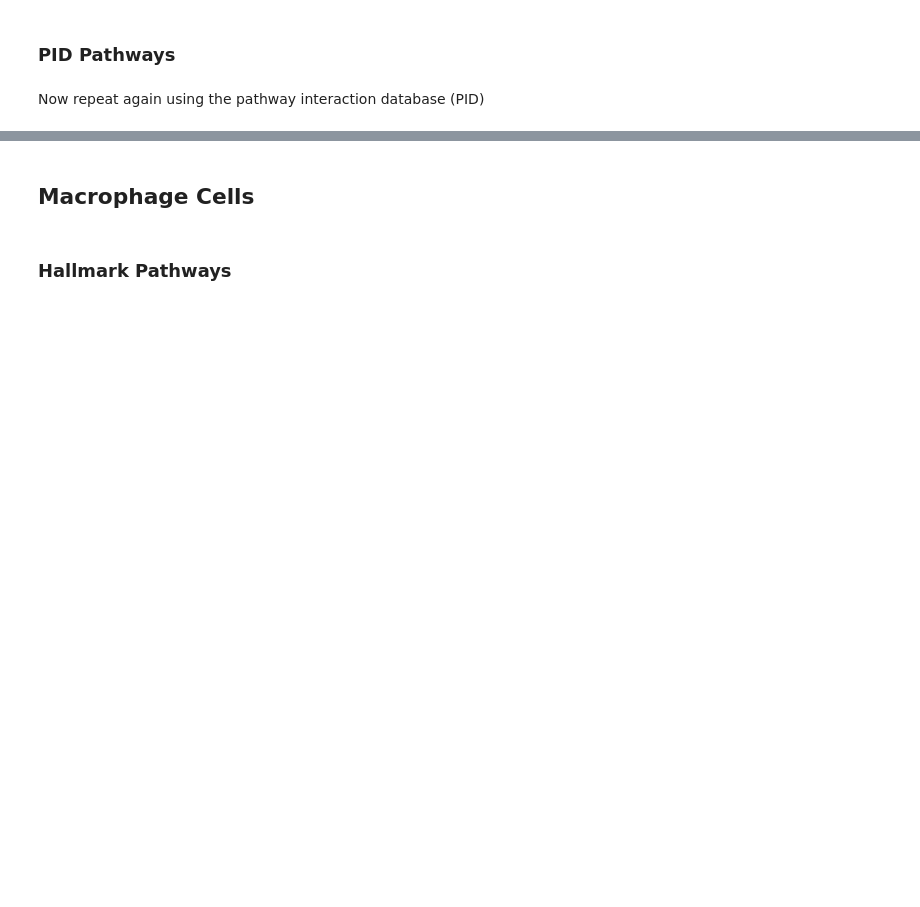
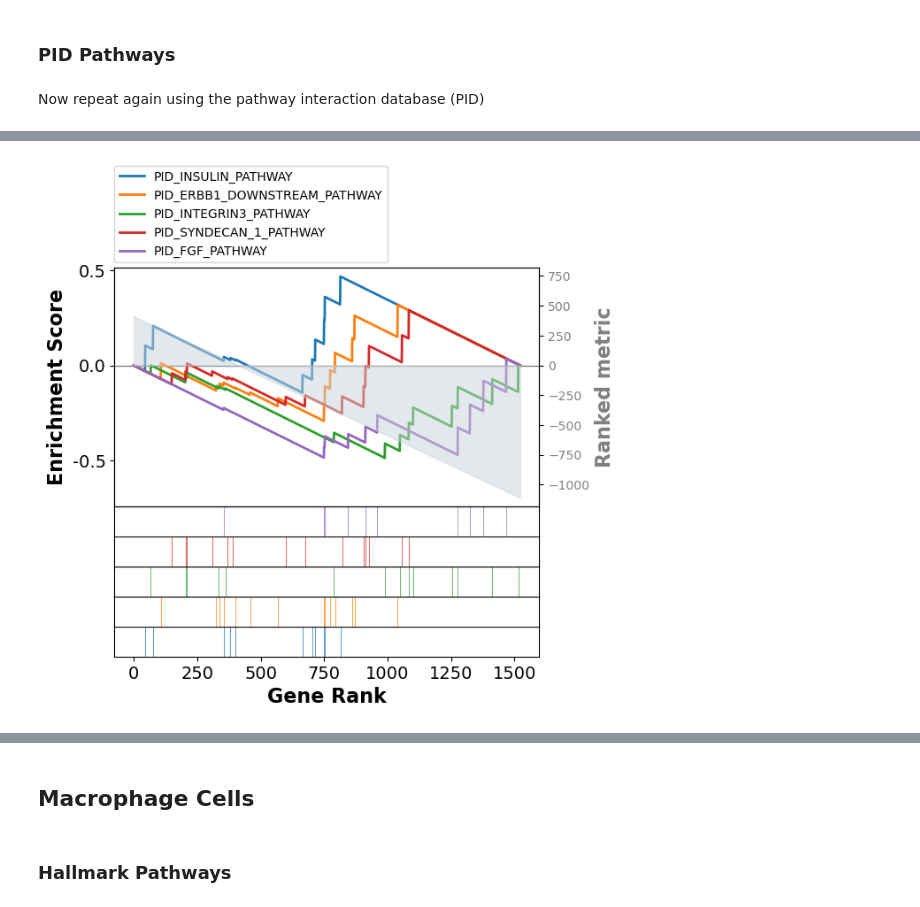
Before and after one commit to laurenflynn/czi_integration, a Jupyter notebook: src/09_gsea.ipynb, the cells around one changed output, grey strips where cells are left out. Cells and saved outputs as stored; diff of their text form; code cells hidden in the pictures; blank space fills up the shorter version.

```diff
--- a/src/09_gsea.ipynb
+++ b/src/09_gsea.ipynb
@@ -468,10 +500,13 @@ pre_res.res2d.head(5)
 # %%
 # Swoosh plot of enrichment scores
+terms = pre_res.res2d.Term
 axs = pre_res.plot(terms=terms[0:5],
                    #legend_kws={'loc': (1.2, 0)}, # set the legend loc
                    show_ranking=True, # whether to show the second yaxis
                    figsize=(3,4)
                   )
+# %% [output]
+[figure, added]
 # %%
 # Dot plot
 ax = dotplot(pre_res.res2d,
```
Also changed, not shown: parts of 45 cells of this notebook.
